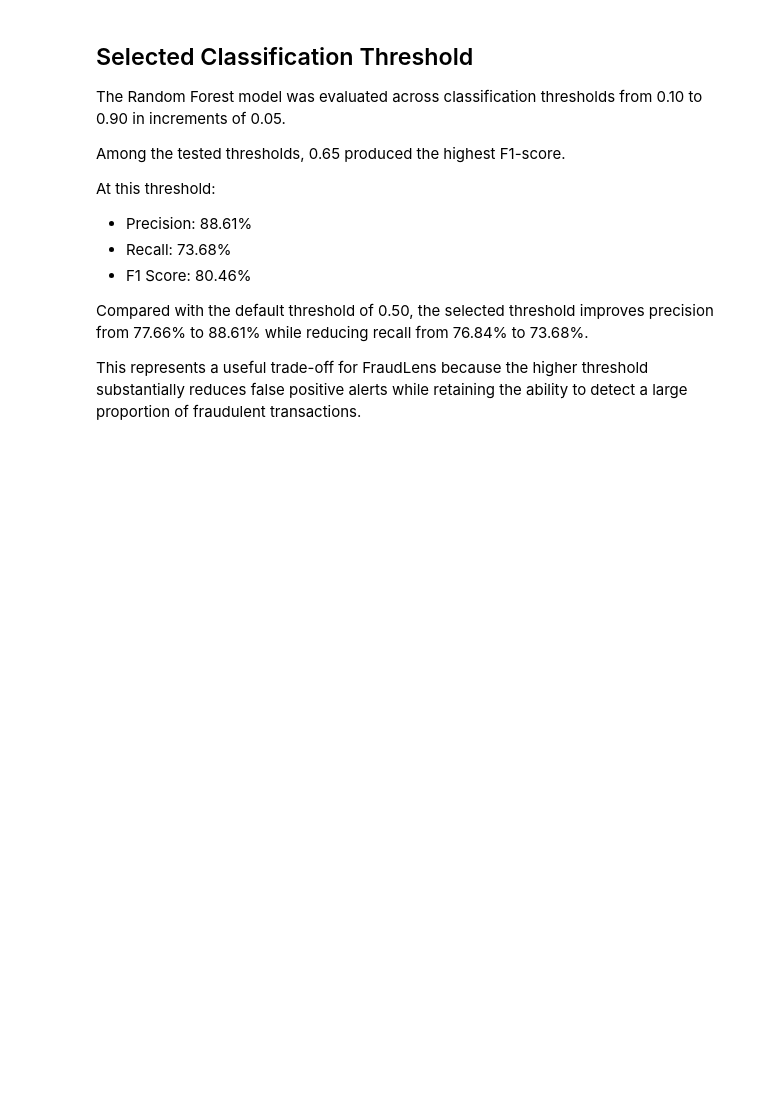
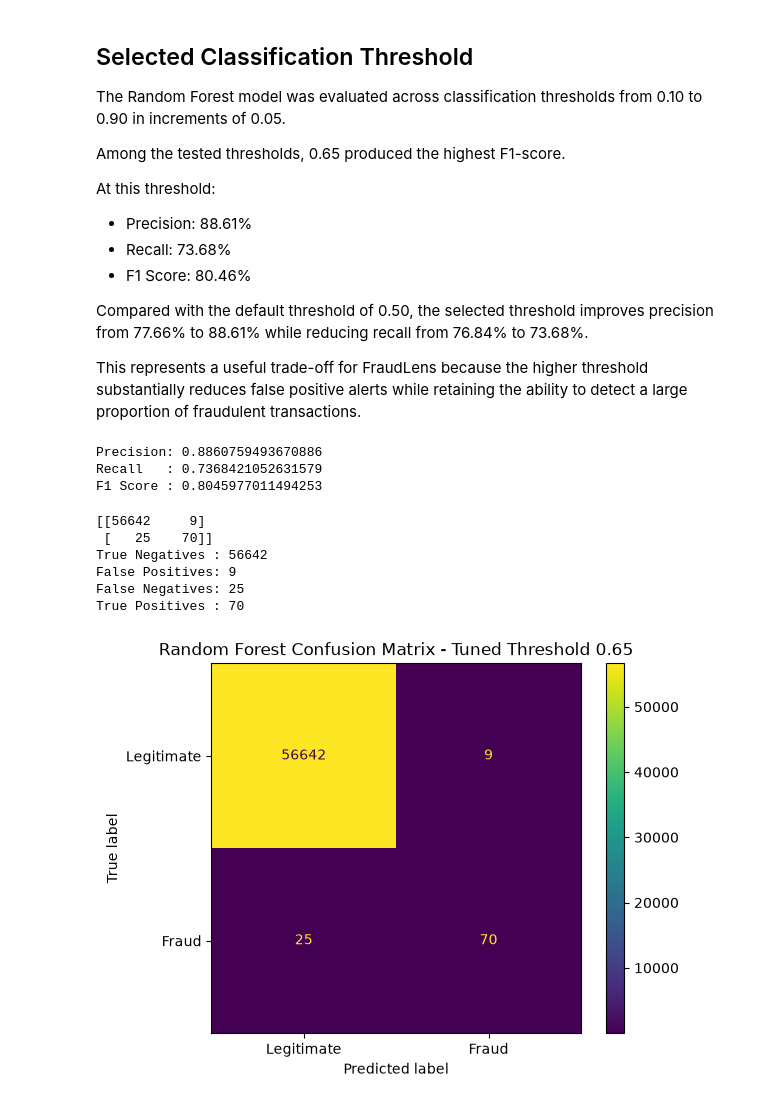
Before and after one commit to luffy-loop/FraudLens, a Jupyter notebook: notebooks/02_preprocessing.ipynb, the cells around one changed output. Drawn from its saved outputs; the diff is of its cells as text; code cells hidden in the pictures; blank space fills up the shorter version.

```diff
--- a/notebooks/02_preprocessing.ipynb
+++ b/notebooks/02_preprocessing.ipynb
@@ -895,3 +895,43 @@ precision from 77.66% to 88.61% while reducing recall from 76.84% to 73.68%.
 This represents a useful trade-off for FraudLens because the higher threshold
 substantially reduces false positive alerts while retaining the ability to
 detect a large proportion of fraudulent transactions.
+# %%
+tuned_threshold = 0.65
+
+rf_tuned_pred = (rf_prob >= tuned_threshold).astype(int)
+
+print("Precision:", precision_score(y_test, rf_tuned_pred))
+print("Recall   :", recall_score(y_test, rf_tuned_pred))
+print("F1 Score :", f1_score(y_test, rf_tuned_pred))
+# %% [output]
+Precision: 0.8860759493670886
+Recall   : 0.7368421052631579
+F1 Score : 0.8045977011494253
+# %%
+tuned_cm = confusion_matrix(y_test, rf_tuned_pred)
+
+print(tuned_cm)
+
+tn, fp, fn, tp = tuned_cm.ravel()
+
+print("True Negatives :", tn)
+print("False Positives:", fp)
+print("False Negatives:", fn)
+print("True Positives :", tp)
+# %% [output]
+[[56642     9]
+ [   25    70]]
+True Negatives : 56642
+False Positives: 9
+False Negatives: 25
+True Positives : 70
+# %%
+ConfusionMatrixDisplay(
+    confusion_matrix=tuned_cm,
+    display_labels=["Legitimate", "Fraud"]
+).plot()
+
+plt.title("Random Forest Confusion Matrix - Tuned Threshold 0.65")
+plt.show()
+# %% [output]
+[figure, added]
```
Also changed, not shown: parts of 5 cells of this notebook.
